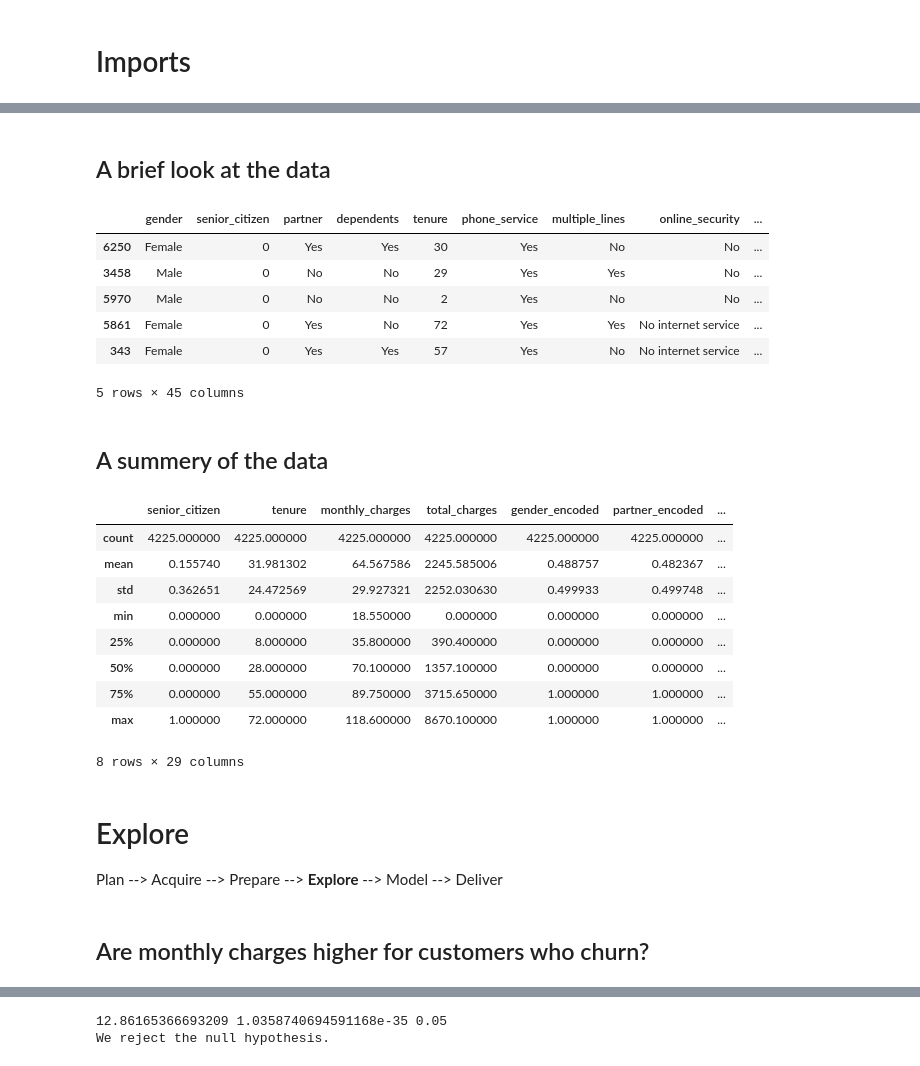
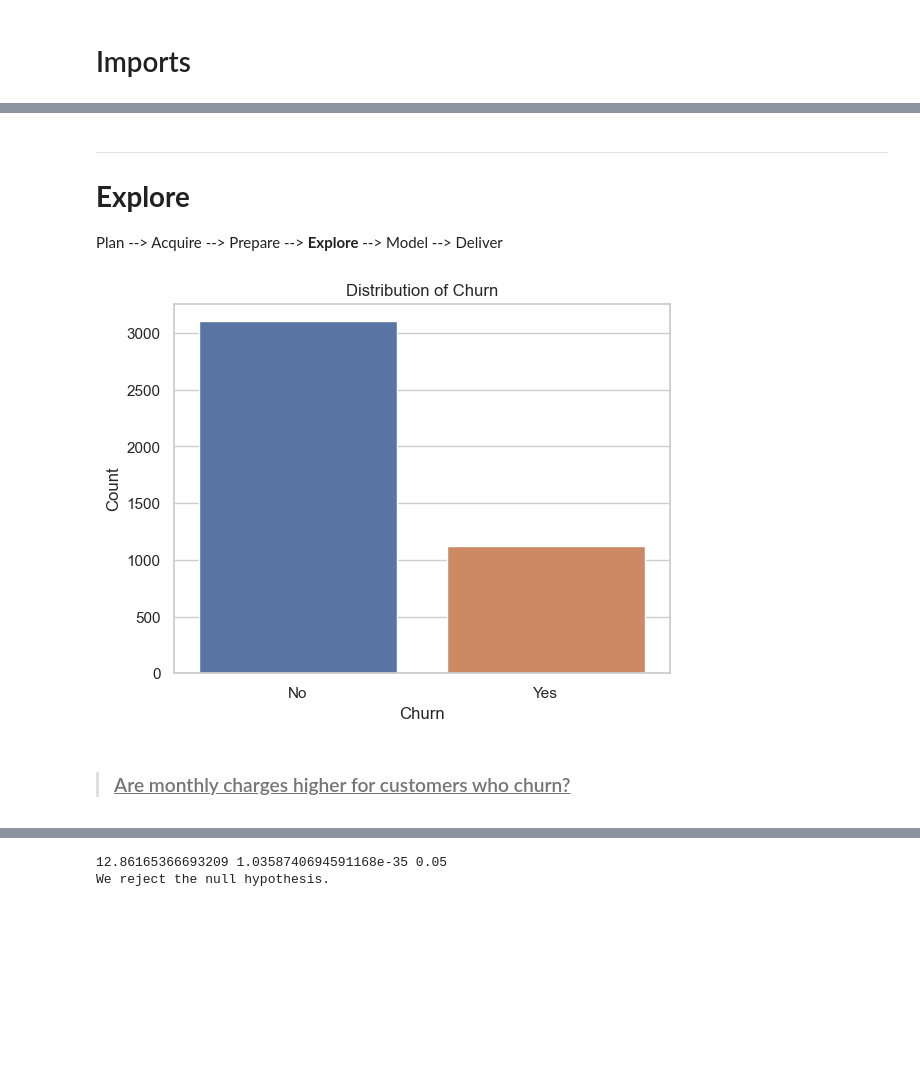
Before and after one commit to brock-green/classification-project, a Jupyter notebook: classification_project_final.ipynb, the cells around one changed output, grey strips where cells are left out. Drawn from its saved outputs; the diff is of its cells as text; code cells hidden in the pictures; blank space fills up the shorter version.

```diff
--- a/classification_project_final.ipynb
+++ b/classification_project_final.ipynb
@@ -87,33 +77,21 @@ df = acquire.get_telco_data()
 train, validate, test = prepare.prep_telco(df)
-# %% [markdown]
-## A brief look at the data
-# %%
-train.head()
-# %% [output]
-|  | gender | senior_citizen | partner | dependents | tenure | phone_service | multiple_lines | online_security | ... |
-| 6250 | Female | 0 | Yes | Yes | 30 | Yes | No | No | ... |
-| 3458 | Male | 0 | No | No | 29 | Yes | Yes | No | ... |
-| 5970 | Male | 0 | No | No | 2 | Yes | No | No | ... |
-| 5861 | Female | 0 | Yes | No | 72 | Yes | Yes | No internet service | ... |
-| 343 | Female | 0 | Yes | Yes | 57 | Yes | No | No internet service | ... |
-5 rows × 45 columns
-# %% [markdown]
-## A summery of the data
-# %%
-train.describe()
-# %% [output]
-|  | senior_citizen | tenure | monthly_charges | total_charges | gender_encoded | partner_encoded | ... |
-| count | 4225.000000 | 4225.000000 | 4225.000000 | 4225.000000 | 4225.000000 | 4225.000000 | ... |
-| mean | 0.155740 | 31.981302 | 64.567586 | 2245.585006 | 0.488757 | 0.482367 | ... |
-| std | 0.362651 | 24.472569 | 29.927321 | 2252.030630 | 0.499933 | 0.499748 | ... |
-| min | 0.000000 | 0.000000 | 18.550000 | 0.000000 | 0.000000 | 0.000000 | ... |
-| 25% | 0.000000 | 8.000000 | 35.800000 | 390.400000 | 0.000000 | 0.000000 | ... |
-| 50% | 0.000000 | 28.000000 | 70.100000 | 1357.100000 | 0.000000 | 0.000000 | ... |
-| 75% | 0.000000 | 55.000000 | 89.750000 | 3715.650000 | 1.000000 | 1.000000 | ... |
-| max | 1.000000 | 72.000000 | 118.600000 | 8670.100000 | 1.000000 | 1.000000 | ... |
-8 rows × 29 columns
 # %% [markdown]
-# Explore
+<hr style="border:2px solid black">
+
+# **Explore**
 Plan --> Acquire --> Prepare --> **Explore** --> Model --> Deliver
+# %%
+#### Show distribution of Target Variable 'churn'
+
+# set target = 'churn'
+target = 'churn'
+# create countplot of churn for train data
+sns.countplot(data=train, x=target)
+plt.ylabel('Count')
+plt.xlabel('Churn')
+plt.title(f'Distribution of Churn')
+plt.show()
+# %% [output]
+[figure, added]
 # %% [markdown]
-## Are monthly charges higher for customers who churn?
+> ### <u>Are monthly charges higher for customers who churn?</u>
```
Also changed, not shown: parts of 80 cells of this notebook.
